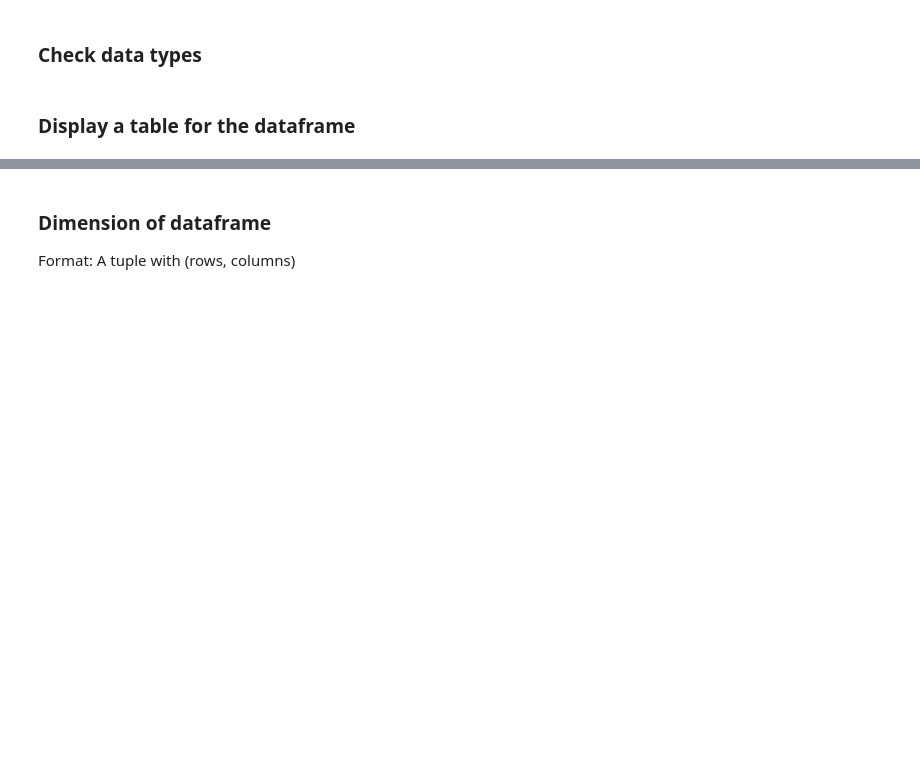
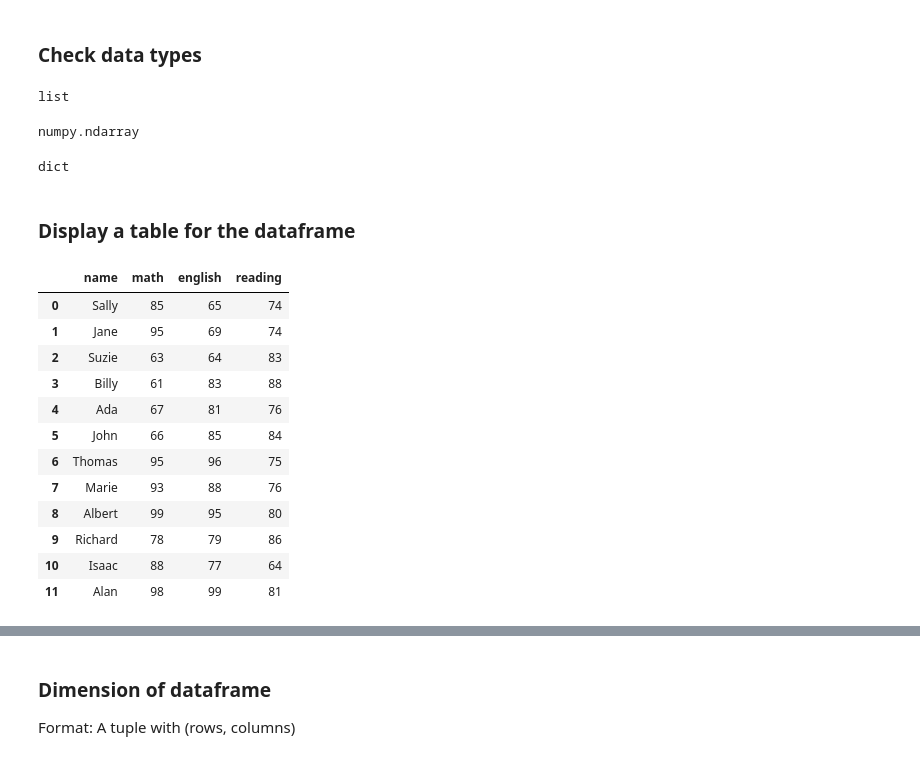
Before and after one commit to CodeupClassroom/oneil-ds-libraries, a Jupyter notebook: pandas_dataframes_lesson.ipynb, the cells around one changed output, grey strips where cells are left out. Drawn from its saved outputs; the diff is of its cells as text; code cells hidden in the pictures; blank space fills up the shorter version.

```diff
--- a/pandas_dataframes_lesson.ipynb
+++ b/pandas_dataframes_lesson.ipynb
@@ -77,4 +79,32 @@ type(df)
 # %% [markdown]
 ### Check data types
+# %%
+type(students)
+# %% [output]
+list
+# %%
+type(reading_grades)
+# %% [output]
+numpy.ndarray
+# %%
+type(df_dict)
+# %% [output]
+dict
 # %% [markdown]
 ### Display a table for the dataframe
+# %%
+df
+# %% [output]
+|  | name | math | english | reading |
+| 0 | Sally | 85 | 65 | 74 |
+| 1 | Jane | 95 | 69 | 74 |
+| 2 | Suzie | 63 | 64 | 83 |
+| 3 | Billy | 61 | 83 | 88 |
+| 4 | Ada | 67 | 81 | 76 |
+| 5 | John | 66 | 85 | 84 |
+| 6 | Thomas | 95 | 96 | 75 |
+| 7 | Marie | 93 | 88 | 76 |
+| 8 | Albert | 99 | 95 | 80 |
+| 9 | Richard | 78 | 79 | 86 |
+| 10 | Isaac | 88 | 77 | 64 |
+| 11 | Alan | 98 | 99 | 81 |
```
Also changed, not shown: parts of 44 cells of this notebook.
